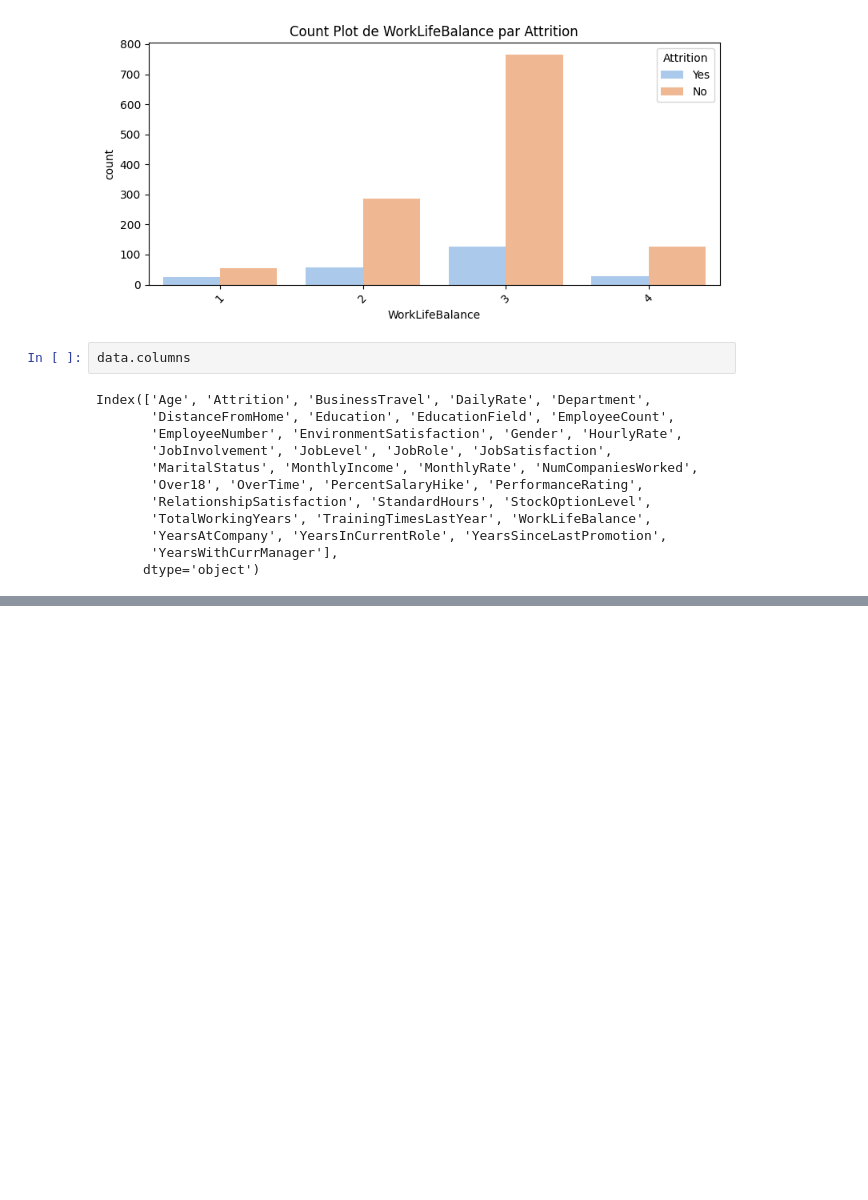
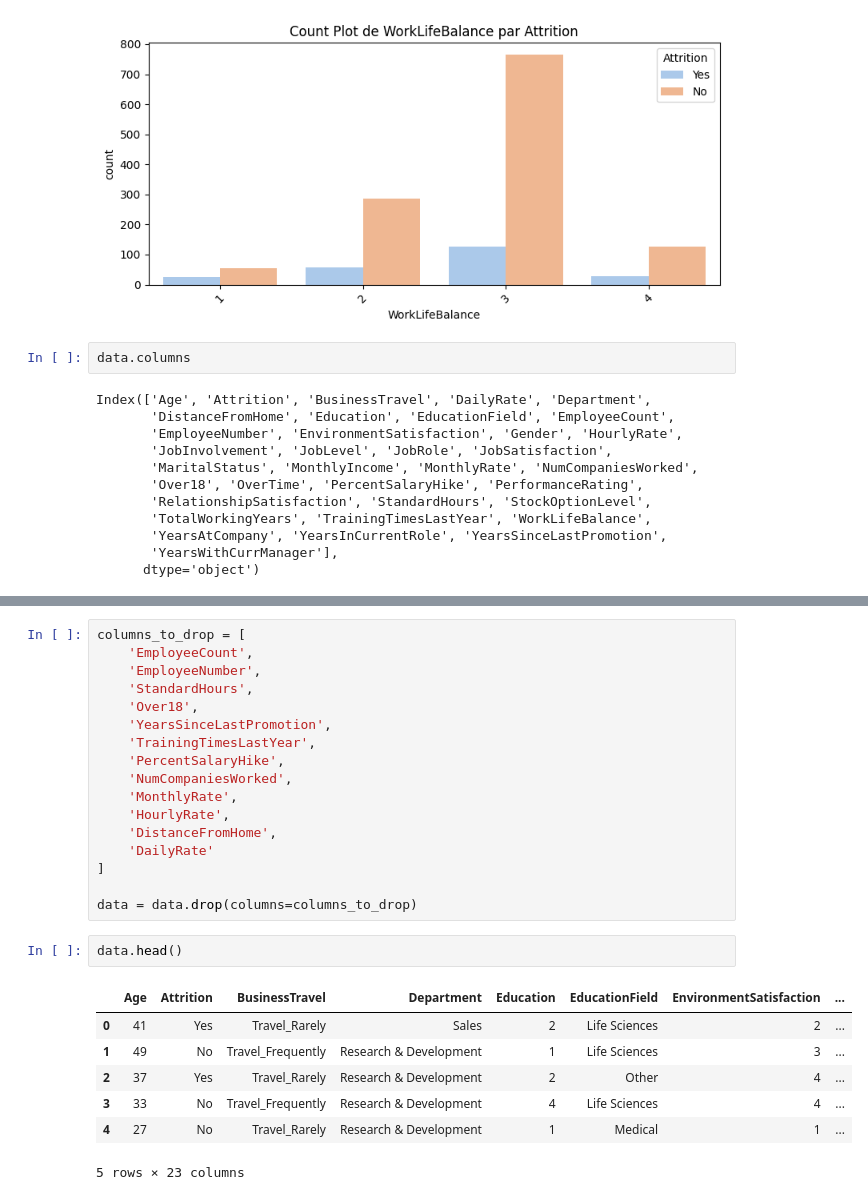
Before and after one commit to Assma-IBIKAS/RetentionAI_Backend, a Jupyter notebook: ML/EDA.ipynb, the cells around one changed output, grey strips where cells are left out. Saved outputs shown, nothing was run; the diff lists cells and outputs as text; blank space fills up the shorter version.

```diff
--- a/ML/EDA.ipynb
+++ b/ML/EDA.ipynb
@@ -110,0 +111,27 @@ See the caveats in the documentation: https://pandas.pydata.org/pandas-docs/stab
+# %%
+columns_to_drop = [
+    'EmployeeCount',
+    'EmployeeNumber',
+    'StandardHours',
+    'Over18',
+    'YearsSinceLastPromotion',
+    'TrainingTimesLastYear',
+    'PercentSalaryHike',
+    'NumCompaniesWorked',
+    'MonthlyRate',
+    'HourlyRate',
+    'DistanceFromHome',
+    'DailyRate'
+]
+
+data = data.drop(columns=columns_to_drop)
+# %%
+data.head()
+# %% [output]
+|  | Age | Attrition | BusinessTravel | Department | Education | EducationField | EnvironmentSatisfaction | ... |
+| 0 | 41 | Yes | Travel_Rarely | Sales | 2 | Life Sciences | 2 | ... |
+| 1 | 49 | No | Travel_Frequently | Research & Development | 1 | Life Sciences | 3 | ... |
+| 2 | 37 | Yes | Travel_Rarely | Research & Development | 2 | Other | 4 | ... |
+| 3 | 33 | No | Travel_Frequently | Research & Development | 4 | Life Sciences | 4 | ... |
+| 4 | 27 | No | Travel_Rarely | Research & Development | 1 | Medical | 1 | ... |
+5 rows × 23 columns
```
Also changed, not shown: parts of 6 cells of this notebook.
